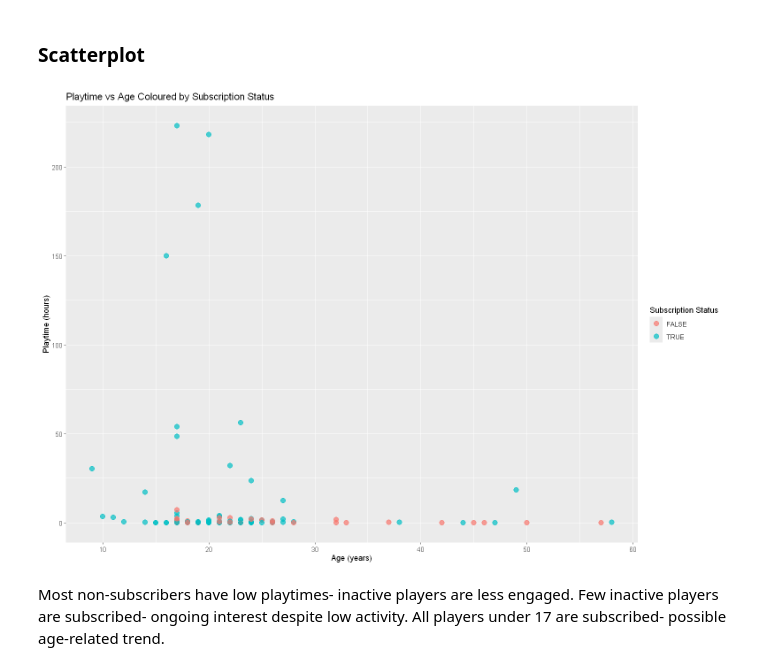
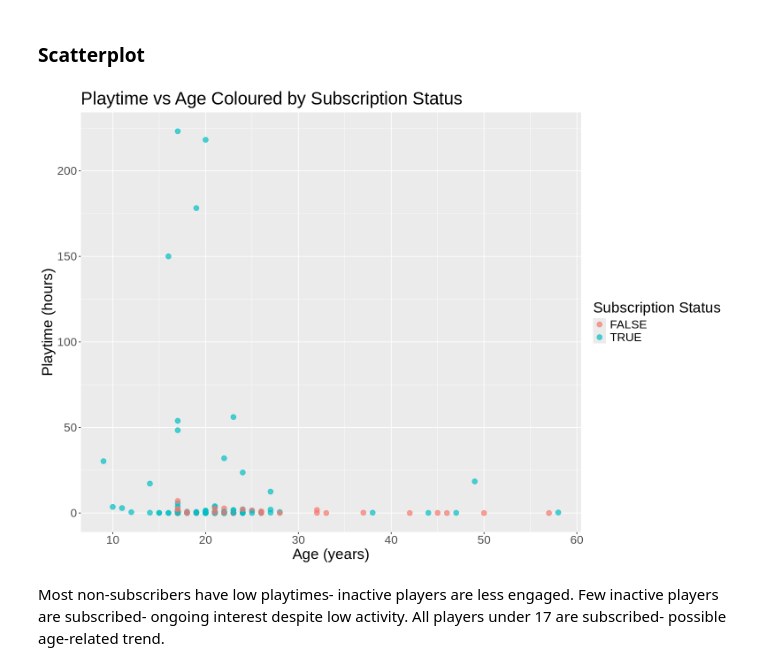
Before and after one commit to MatthewKyi/DSCI100-004-37, a Jupyter notebook: Group 37- Final Project.ipynb, the cells around one changed output. Drawn from its saved outputs; the diff is of its cells as text; code cells hidden in the pictures.

```diff
--- a/Group 37- Final Project.ipynb
+++ b/Group 37- Final Project.ipynb
@@ -327,14 +338,15 @@ A tibble: 2 × 2
 # %%
 options(repr.plot.width = 13, repr.plot.height = 9)
 ggplot(players, aes(x = Age, y = played_hours, color = subscribe)) +
   geom_point(alpha = 0.7, size = 3) +
   labs(
     title = "Playtime vs Age Coloured by Subscription Status",
     x = "Age (years)",
     y = "Playtime (hours)",
-    color = "Subscription Status")
+    color = "Subscription Status") +
+theme(text = element_text(size = 20))
 # %% [output]
-[figure, old version]
+[figure, new version]
 # %% [markdown]
 Most non-subscribers have low playtimes- inactive players are less engaged. Few inactive players are subscribed- ongoing interest despite low activity. All players under 17 are subscribed- possible age-related trend.
 # %% [markdown]
```
Also changed, not shown: parts of 2 cells of this notebook.
